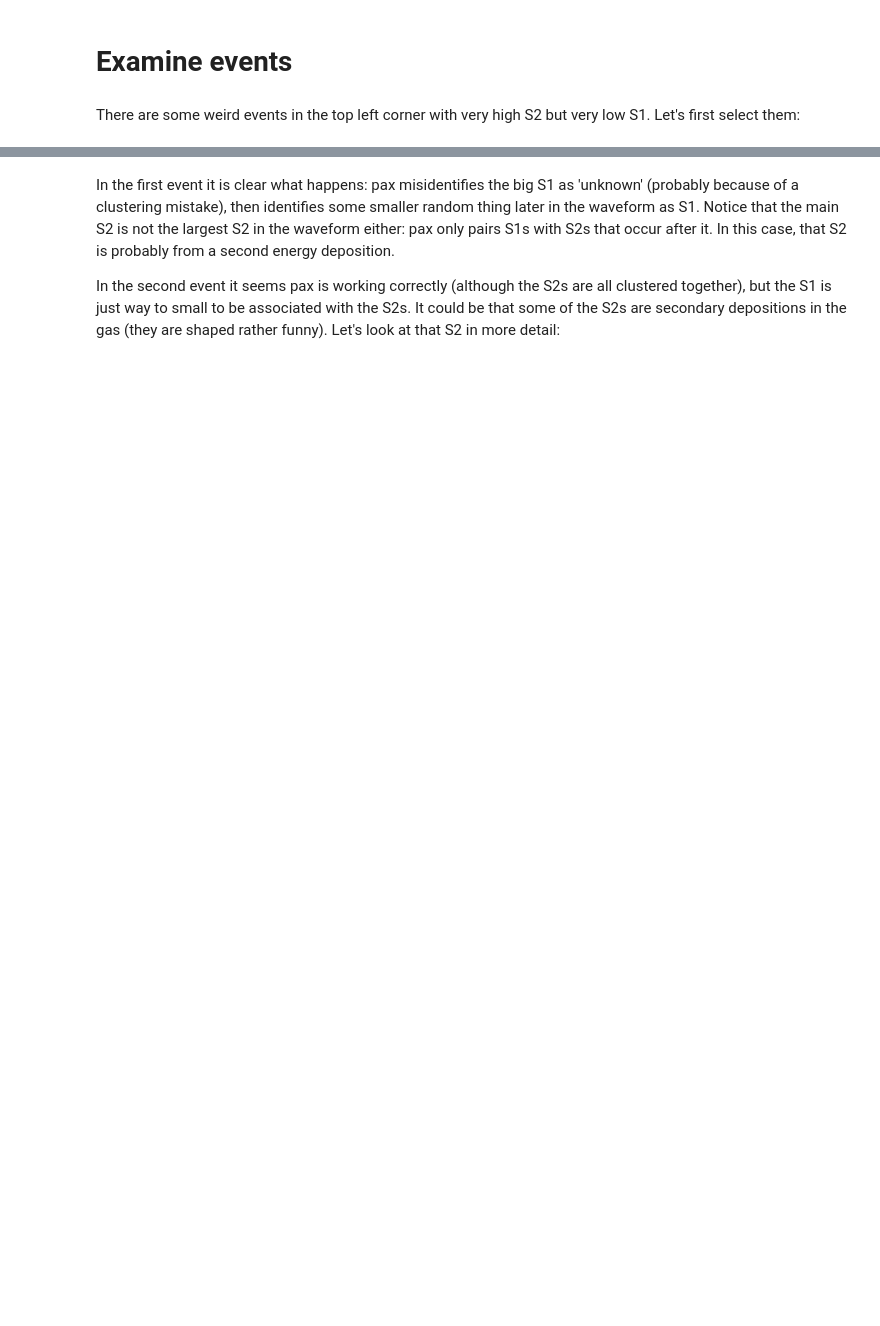
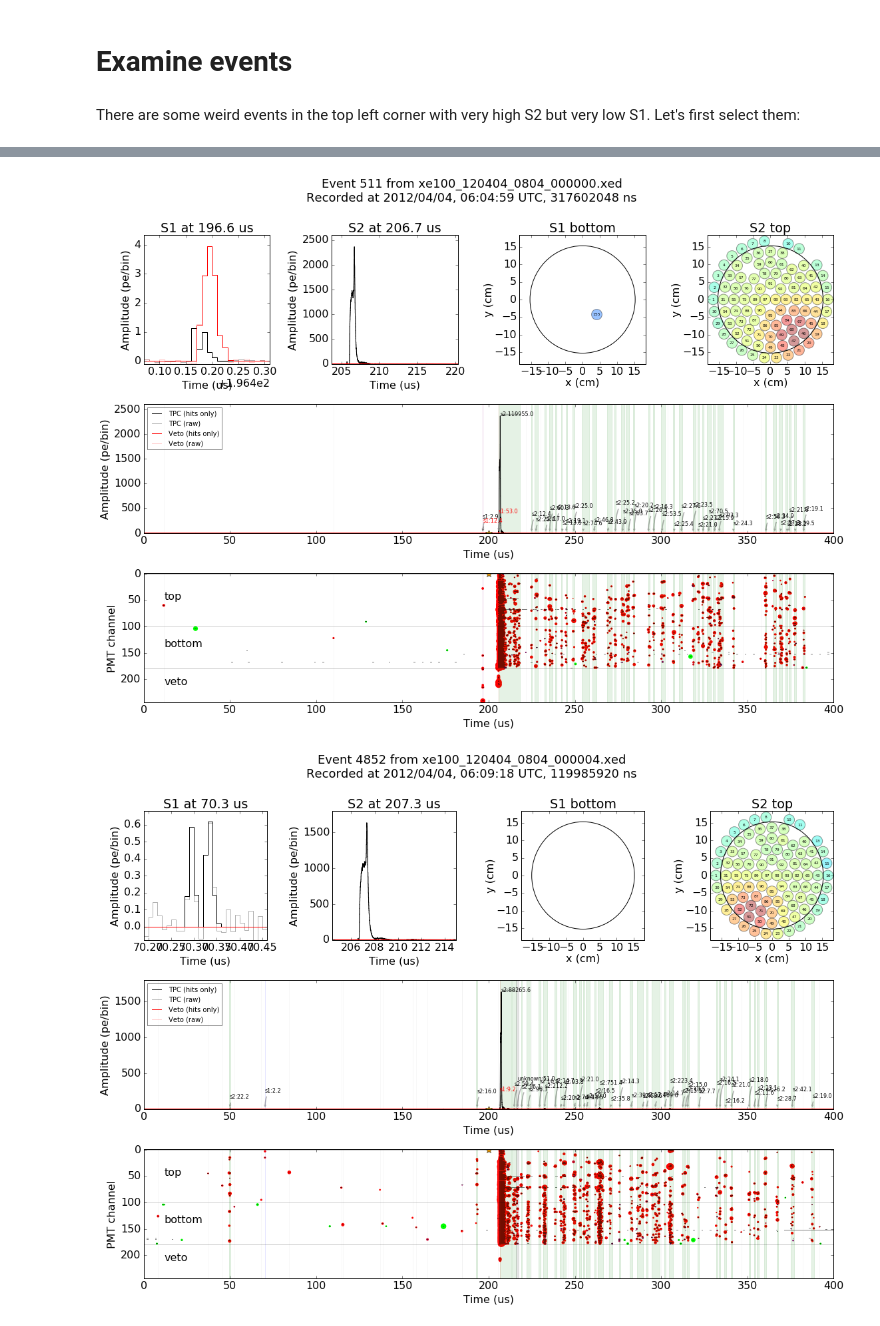
Before and after one commit to XENON1T/hax, a Jupyter notebook: examples/06_waveform_inspection.ipynb, the cells around one changed output, grey strips where cells are left out. Drawn from its saved outputs; the diff is of its cells as text; code cells hidden in the pictures; blank space fills up the shorter version.

```diff
--- a/examples/06_waveform_inspection.ipynb
+++ b/examples/06_waveform_inspection.ipynb
@@ -79,4 +74,0 @@ hax.waveforms.inspect_events(weird_events[:2])
-# %% [markdown]
-In the first event it is clear what happens: pax misidentifies the big S1 as 'unknown' (probably because of a clustering mistake), then identifies some smaller random thing later in the waveform as S1. Notice that the main S2 is not the largest S2 in the waveform either: pax only pairs S1s with S2s that occur after it. In this case, that S2 is probably from a second energy deposition.
-
-In the second event it seems pax is working correctly (although the S2s are all clustered together), but the S1 is just way to small to be associated with the S2s. It could be that some of the S2s are secondary depositions in the gas (they are shaped rather funny). Let's look at that S2 in more detail:
@@ -82,0 +77,5 @@ In the second event it seems pax is working correctly (although the S2s are all
+# %%
+hax.raw_data.inspect_events_from_minitree(weird_events)
+# %% [output]
+[figure, added]
+[figure, added]
```
Also changed, not shown: parts of 11 cells of this notebook, 12 other files.
